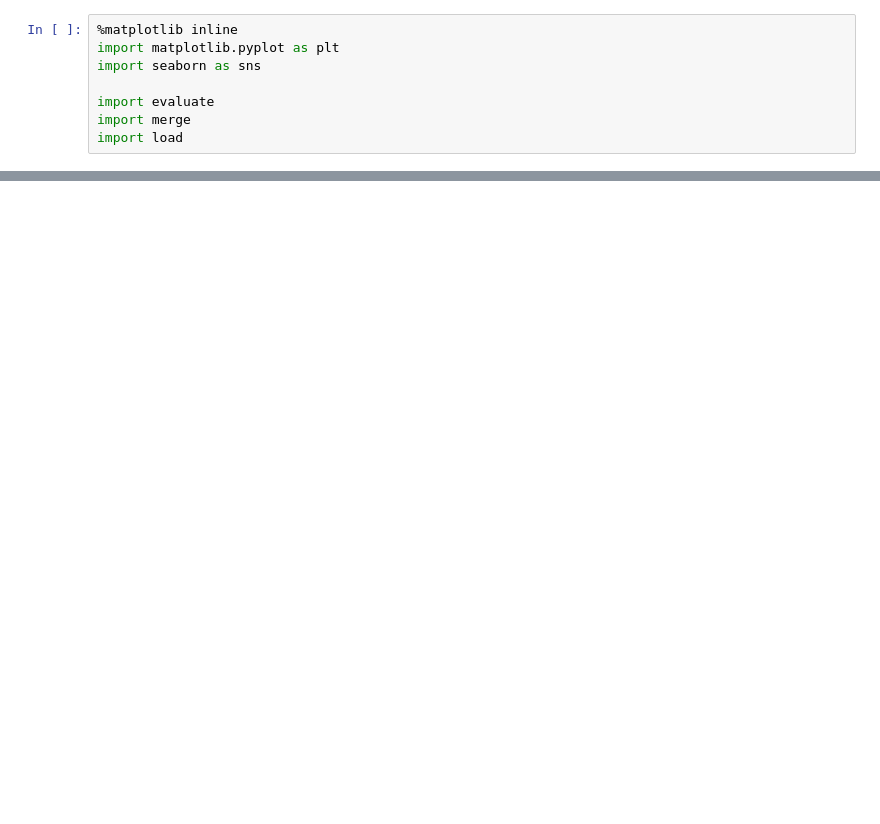
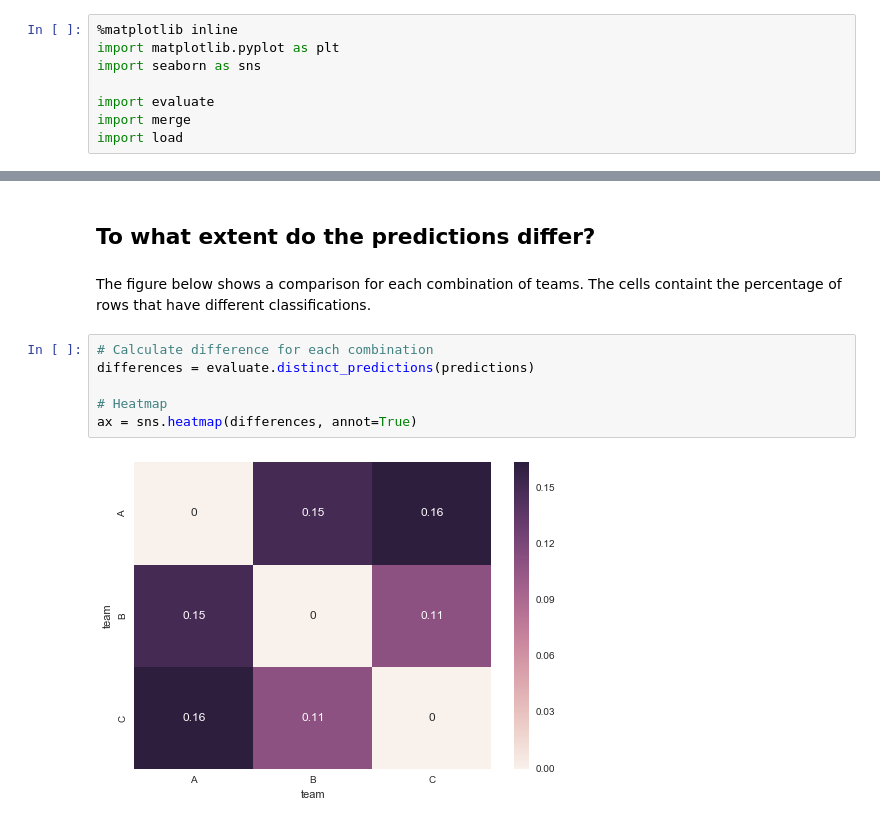
Before and after one commit to busfahren/dmc-results, a Jupyter notebook: test-evaluation.ipynb, the cells around one changed output, grey strips where cells are left out. Cells and saved outputs as stored; diff of their text form; blank space fills up the shorter version.

```diff
--- a/test-evaluation.ipynb
+++ b/test-evaluation.ipynb
@@ -92,0 +60,12 @@ ax = sns.heatmap(test_split_confidences.ix[4:], annot=True)
+# %% [markdown]
+## To what extent do the predictions differ?
+# %% [markdown]
+The figure below shows a comparison for each combination of teams. The cells containt the percentage of rows that have different classifications.
+# %%
+# Calculate difference for each combination
+differences = evaluate.distinct_predictions(predictions)
+
+# Heatmap
+ax = sns.heatmap(differences, annot=True)
+# %% [output]
+[figure, added]
```
Also changed, not shown: parts of 41 cells of this notebook, 4 other files.
